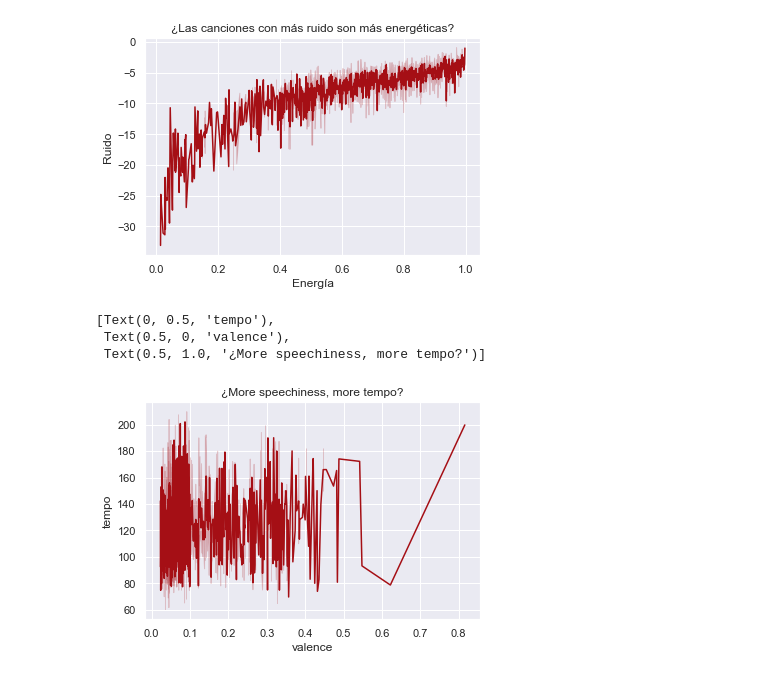
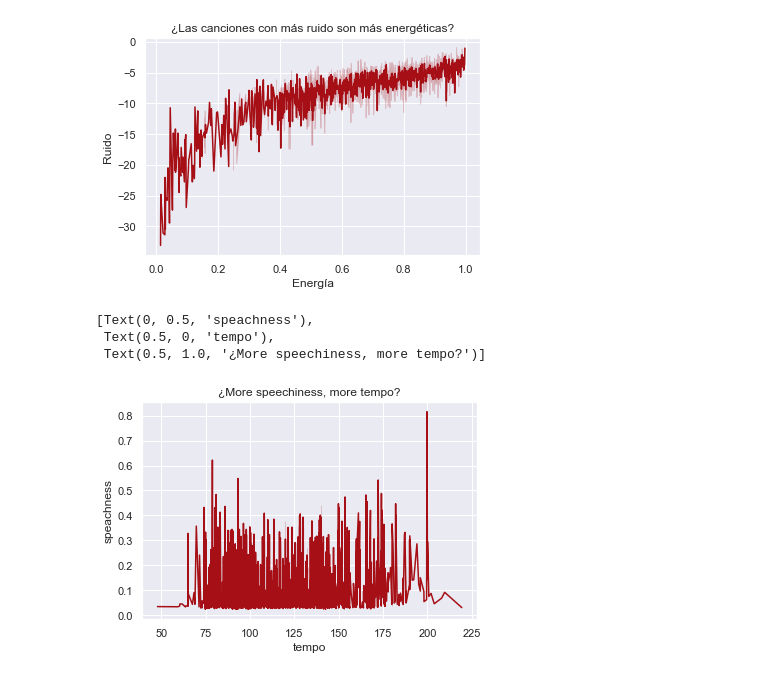
Before and after one commit to alonsocarrillo/Machine-Learning, a Jupyter notebook: 03 Graphs/Spotify Analysis.ipynb, the cells around one changed output. Drawn from its saved outputs; the diff is of its cells as text; code cells hidden in the pictures.

```diff
--- a/03 Graphs/Spotify Analysis.ipynb
+++ b/03 Graphs/Spotify Analysis.ipynb
@@ -47,11 +47,11 @@ gr.set(title = '¿Las canciones con más ruido son más energéticas?', xlabel='
 # %%
 sns.set(style="darkgrid")
 info['speechiness'] = info['speechiness'].astype(float)
 info['tempo'] = info['tempo'].astype(float)
-gr = sns.lineplot(x="speechiness", y="tempo", color='#a50f15', data=info)
-gr.set(title = '¿More speechiness, more tempo?', xlabel='valence', ylabel='tempo')
+gr = sns.lineplot(x="tempo", y="speechiness", color='#a50f15', data=info)
+gr.set(title = '¿More speechiness, more tempo?', xlabel='tempo', ylabel='speachness')
 # %% [output]
-[Text(0, 0.5, 'tempo'),
- Text(0.5, 0, 'valence'),
+[Text(0, 0.5, 'speachness'),
+ Text(0.5, 0, 'tempo'),
  Text(0.5, 1.0, '¿More speechiness, more tempo?')]
-[figure, old version]
+[figure, new version]
```
